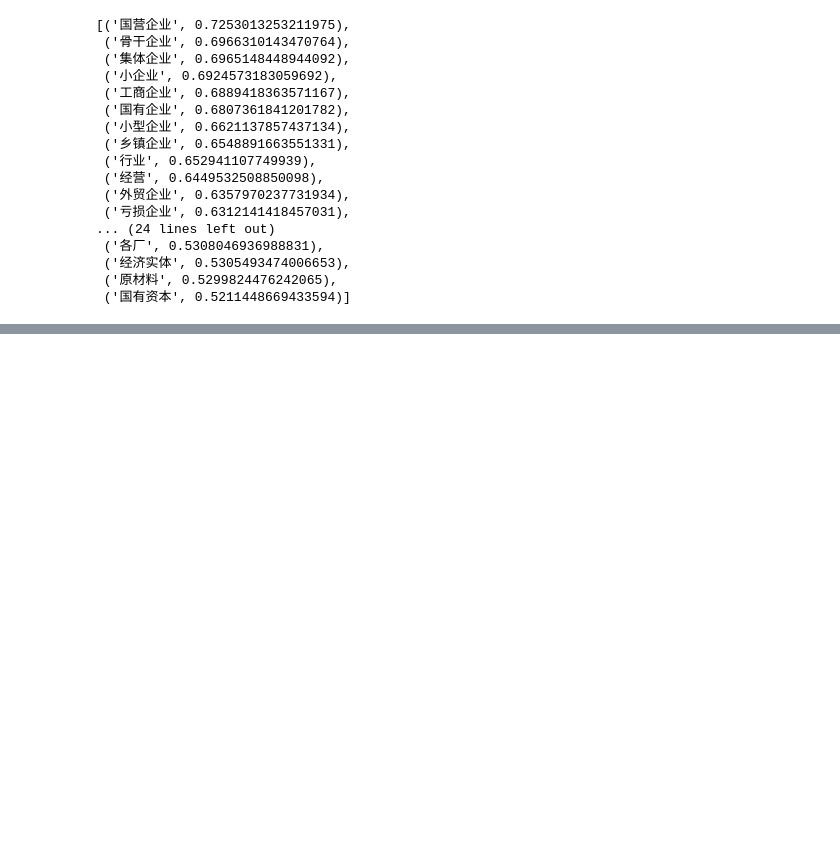
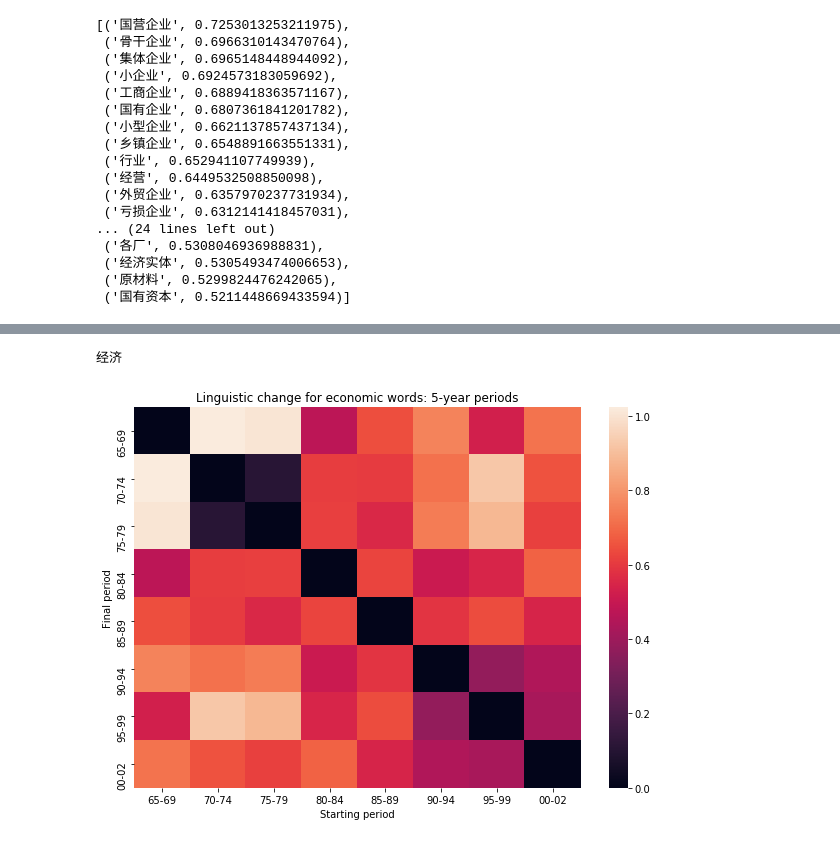
Before and after one commit to WMhYang/EconContent, a Jupyter notebook: codes/word2vec.ipynb, the cells around one changed output, grey strips where cells are left out. Saved outputs shown, nothing was run; the diff lists cells and outputs as text; code cells hidden in the pictures; blank space fills up the shorter version.

```diff
--- a/codes/word2vec.ipynb
+++ b/codes/word2vec.ipynb
@@ -331,0 +549,25 @@ plt.show()
+# %%
+# define a function to compare different models
+def compareModels(embeddings_raw):
+    """If you are using time as your category sorting is important"""
+    cats = embeddings_raw.keys()
+    #These are much quicker
+    embeddings_aligned = {}
+    for catOuter in cats:
+        embeddings_aligned[catOuter] = [embeddings_raw[catOuter]]
+        for catInner in cats:
+            embeddings_aligned[catOuter].append(smart_procrustes_align_gensim(embeddings_aligned[catOuter][-1],
+                                                                              embeddings_raw[catInner]))
+    return embeddings_aligned
+# %%
+# define a function to calculate divergence
+def getDivergenceDF(word, embeddingsDict):
+    cats = embeddingsDict.keys()
+    dists = {}
+    print(word)
+    for cat in cats:
+        dists[cat] = []
+        for embed in embeddingsDict[cat][1:]:
+            dists[cat].append(np.abs(1 - sklearn.metrics.pairwise.cosine_similarity(np.expand_dims(embeddingsDict[cat][0][word], axis=0),
+                                                                             np.expand_dims(embed[word], axis = 0))[0,0]))
+    return pd.DataFrame(dists, index=cats)
@@ -331,0 +592,15 @@ plt.show()
+# %%
+embedding_compared_dict_5year = compareModels(Embedding_raw_dict_5year)
+# %%
+TargetWord = '经济'
+
+pltDF = getDivergenceDF(TargetWord, embedding_compared_dict_5year)
+fig, ax = plt.subplots(figsize = (10, 7))
+seaborn.heatmap(pltDF, ax = ax, annot = False) #set annot True for a lot more information
+ax.set_xlabel("Starting period")
+ax.set_ylabel("Final period")
+ax.set_title("Linguistic change for economic words: 5-year periods")
+plt.show()
+# %% [output]
+经济
+[figure, added]
```
Also changed, not shown: parts of 38 cells of this notebook.
